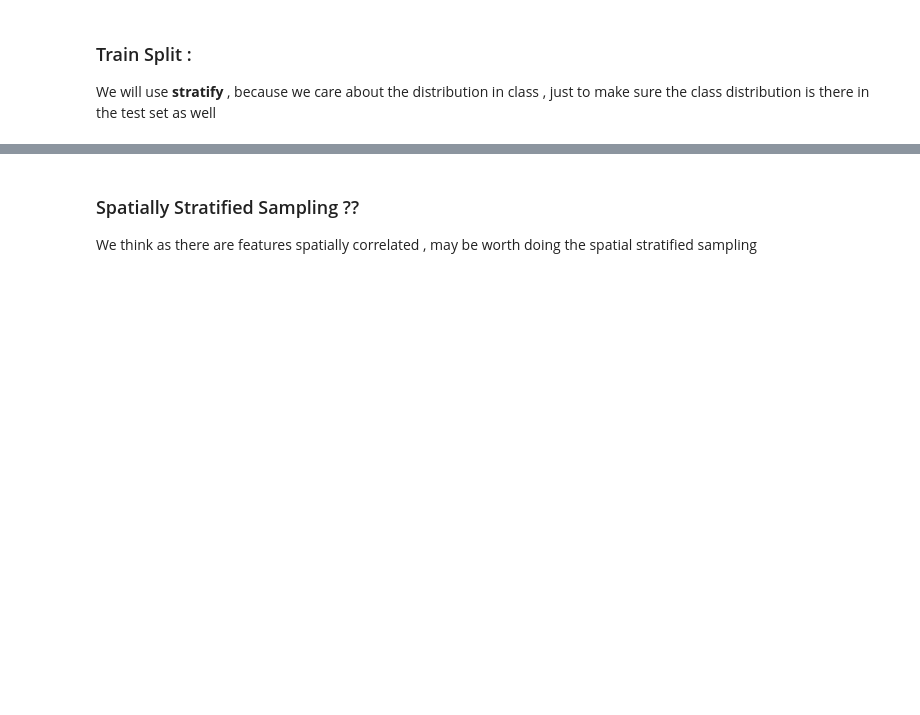
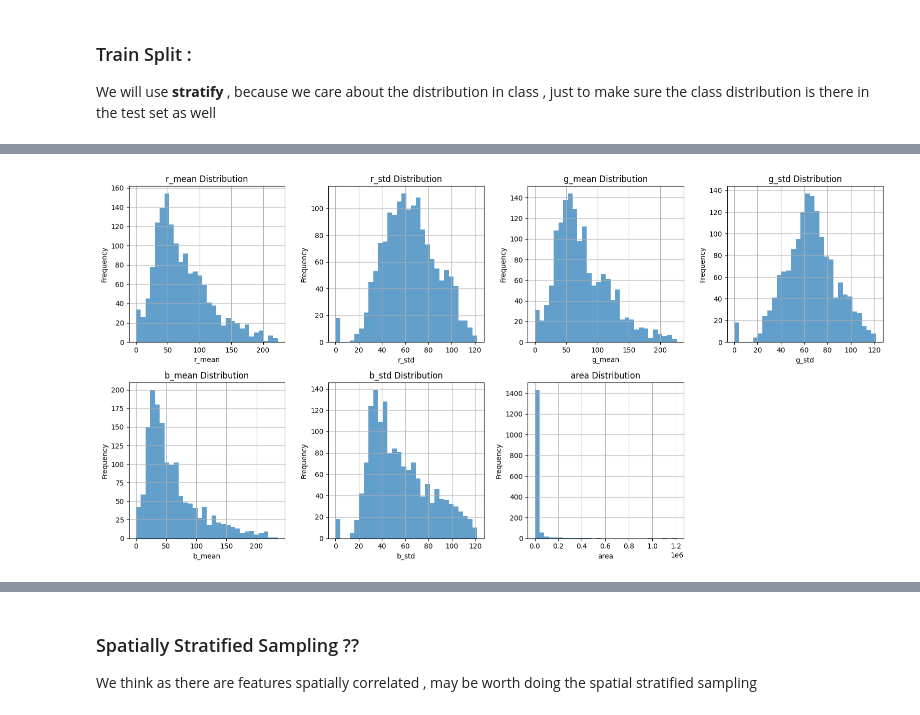
Before and after one commit to kshitijrajsharma/landcoverclassification, a Jupyter notebook: notebooks/train.ipynb, the cells around one changed output, grey strips where cells are left out. Saved outputs shown, nothing was run; the diff lists cells and outputs as text; code cells hidden in the pictures; blank space fills up the shorter version.

```diff
--- a/notebooks/train.ipynb
+++ b/notebooks/train.ipynb
@@ -146,0 +179,16 @@ test_gdf.to_file(os.path.join(os.getcwd(),'..','data','geojson','test_files.geoj
+# %%
+# feature distributions : histograms
+fig, axes = plt.subplots(2, 4, figsize=(16, 8))
+axes = axes.ravel()
+
+for i, feature in enumerate(features):
+    train_gdf[feature].hist(bins=30, ax=axes[i], alpha=0.7)
+    axes[i].set_title(f'{feature} Distribution')
+    axes[i].set_xlabel(feature)
+    axes[i].set_ylabel('Frequency')
+
+axes[7].set_visible(False)
+plt.tight_layout()
+plt.show()
+# %% [output]
+[figure, added]
```
Also changed, not shown: parts of 12 cells of this notebook.
